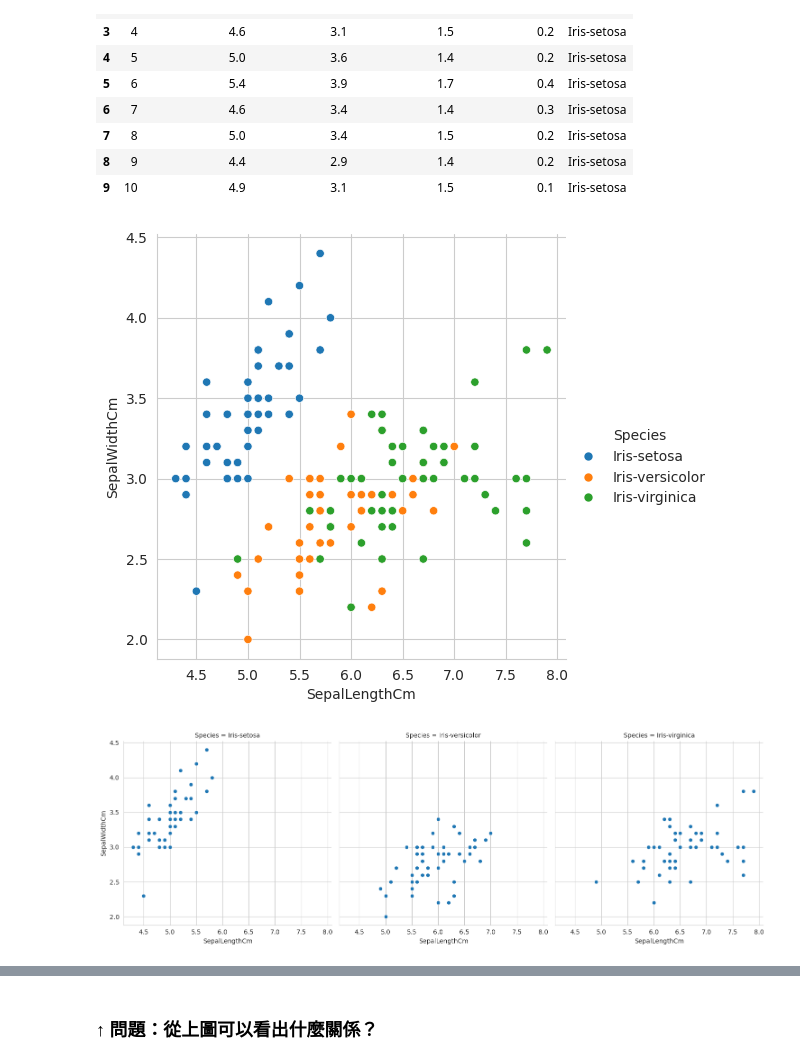
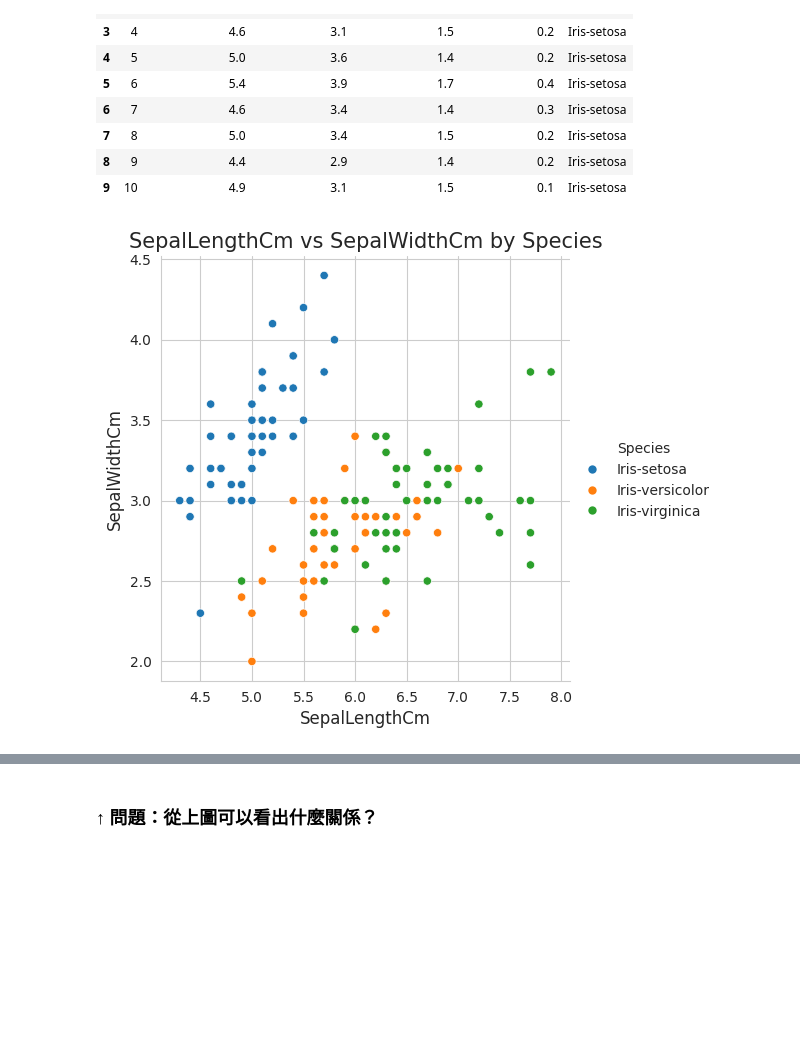
Before and after one commit to Yiting916/data_analysis, a Jupyter notebook: 05-01.LAB_Iris.ipynb, the cells around one changed output, grey strips where cells are left out. Saved outputs shown, nothing was run; the diff lists cells and outputs as text; code cells hidden in the pictures; blank space fills up the shorter version.

```diff
--- a/05-01.LAB_Iris.ipynb
+++ b/05-01.LAB_Iris.ipynb
@@ -33,12 +33,11 @@ iris.head(10)
 # %%
 # 根據 SepalLengthCm 與 SepalWidthCm 兩個欄位來畫出 三種不同種類花的資料點分布圖
 # fig 1:
 sns.relplot(data=iris, x="SepalLengthCm", y="SepalWidthCm",hue="Species")
+# 圖表設定
+plt.title("SepalLengthCm vs SepalWidthCm by Species", fontsize=15)
+plt.xlabel("SepalLengthCm", fontsize=12)
+plt.ylabel("SepalWidthCm", fontsize=12)
 plt.show()
-
-# # fig 2:
-# sns.relplot(data=iris, x="SepalLengthCm", y="SepalWidthCm", col="Species")
-# plt.show()
 # %% [output]
-[figure, old version]
+[figure, new version]
-[figure, removed]
```
Also changed, not shown: parts of 5 cells of this notebook.
